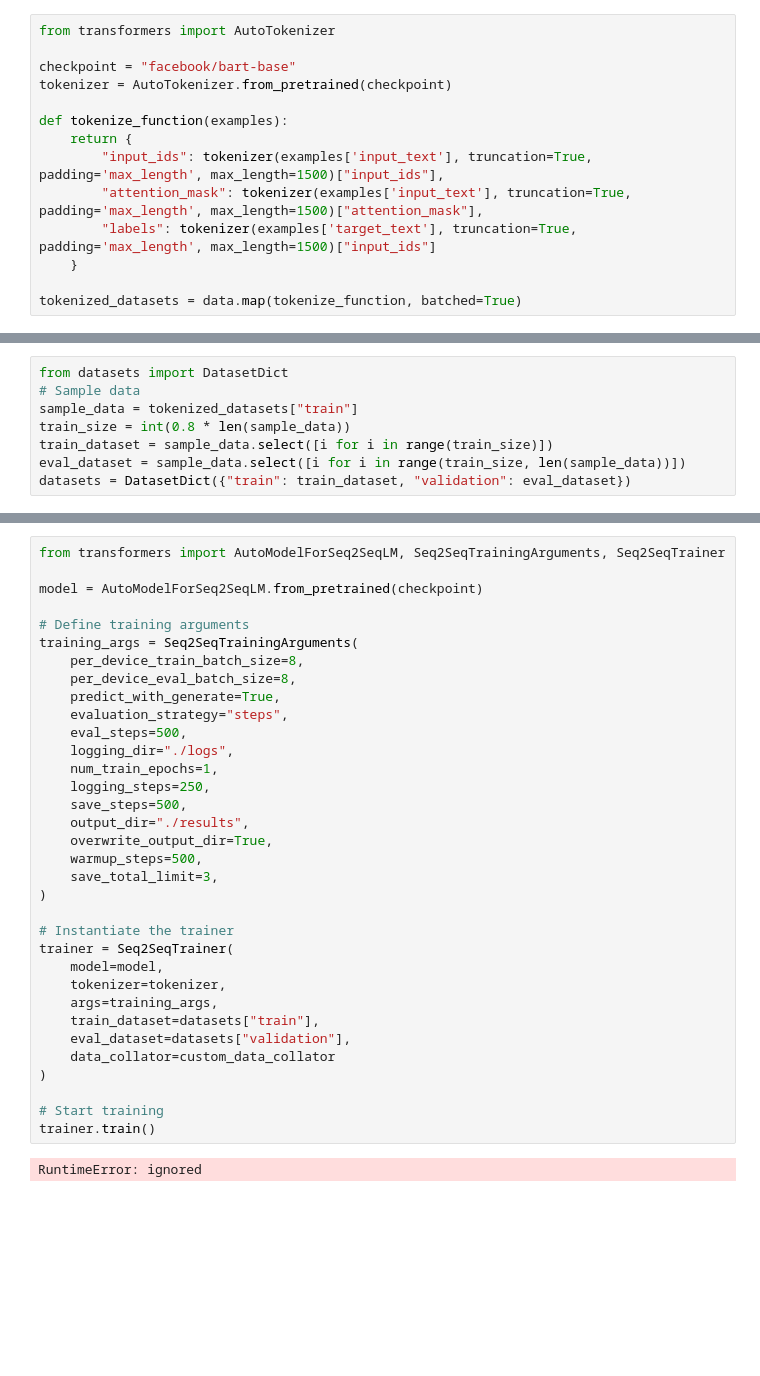
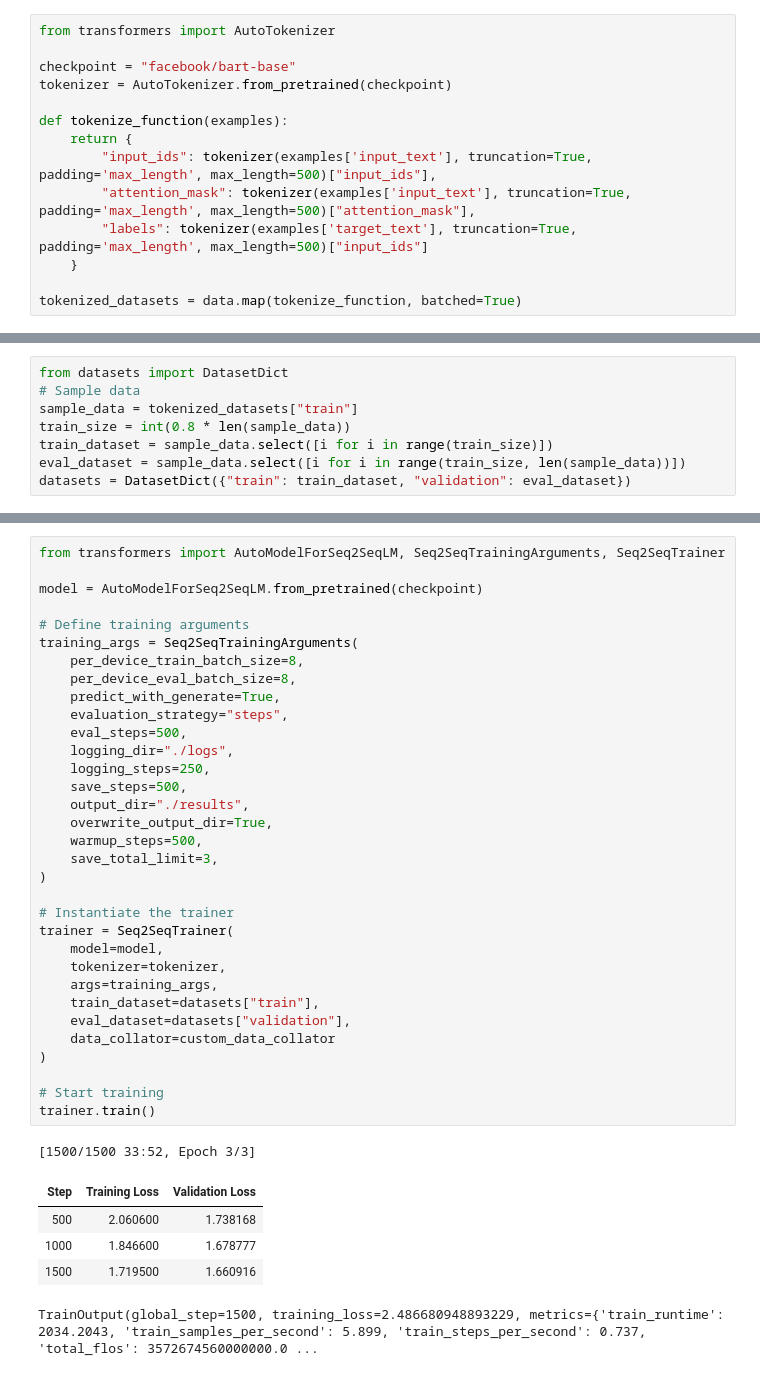
Before and after one commit to Siala-94/musicGenerator, a Jupyter notebook: train.ipynb, the cells around one changed output, grey strips where cells are left out. Saved outputs shown, nothing was run; the diff lists cells and outputs as text; blank space fills up the shorter version.

```diff
--- a/train.ipynb
+++ b/train.ipynb
@@ -39,9 +45,9 @@ tokenizer = AutoTokenizer.from_pretrained(checkpoint)
 
 def tokenize_function(examples):
     return {
-        "input_ids": tokenizer(examples['input_text'], truncation=True, padding='max_length', max_length=1500)["input_ids"],
-        "attention_mask": tokenizer(examples['input_text'], truncation=True, padding='max_length', max_length=1500)["attention_mask"],
-        "labels": tokenizer(examples['target_text'], truncation=True, padding='max_length', max_length=1500)["input_ids"]
+        "input_ids": tokenizer(examples['input_text'], truncation=True, padding='max_length', max_length=500)["input_ids"],
+        "attention_mask": tokenizer(examples['input_text'], truncation=True, padding='max_length', max_length=500)["attention_mask"],
+        "labels": tokenizer(examples['target_text'], truncation=True, padding='max_length', max_length=500)["input_ids"]
     }
 
 tokenized_datasets = data.map(tokenize_function, batched=True)
@@ -96,32 +90,36 @@ model = AutoModelForSeq2SeqLM.from_pretrained(checkpoint)
 
 # Define training arguments
 training_args = Seq2SeqTrainingArguments(
     per_device_train_batch_size=8,
     per_device_eval_batch_size=8,
     predict_with_generate=True,
     evaluation_strategy="steps",
     eval_steps=500,
     logging_dir="./logs",
-    num_train_epochs=1,
     logging_steps=250,
     save_steps=500,
     output_dir="./results",
     overwrite_output_dir=True,
     warmup_steps=500,
     save_total_limit=3,
 )
 
 # Instantiate the trainer
 trainer = Seq2SeqTrainer(
     model=model,
     tokenizer=tokenizer,
     args=training_args,
     train_dataset=datasets["train"],
     eval_dataset=datasets["validation"],
     data_collator=custom_data_collator
 )
 
 # Start training
 trainer.train()
 # %% [output]
-RuntimeError: ignored
+[1500/1500 33:52, Epoch 3/3]
+| Step | Training Loss | Validation Loss |
+| 500 | 2.060600 | 1.738168 |
+| 1000 | 1.846600 | 1.678777 |
+| 1500 | 1.719500 | 1.660916 |
+TrainOutput(global_step=1500, training_loss=2.486680948893229, metrics={'train_runtime': 2034.2043, 'train_samples_per_second': 5.899, 'train_steps_per_second': 0.737, 'total_flos': 3572674560000000.0 ...
```
Also changed, not shown: parts of 10 cells of this notebook.
